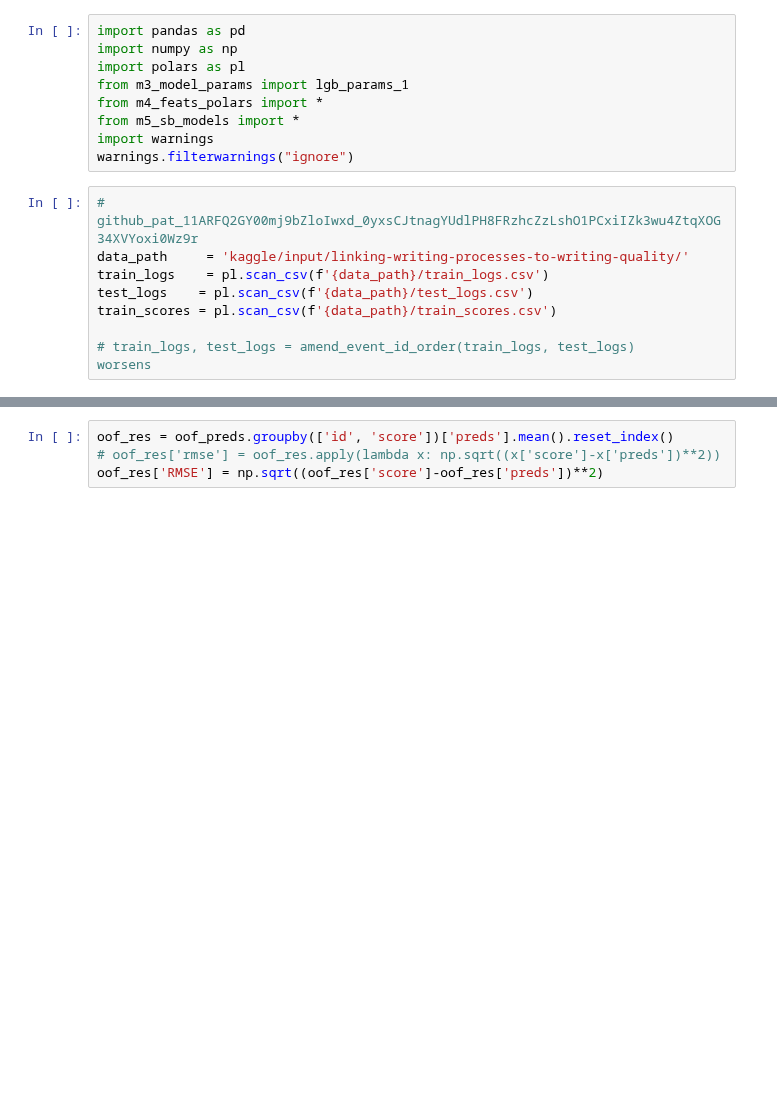
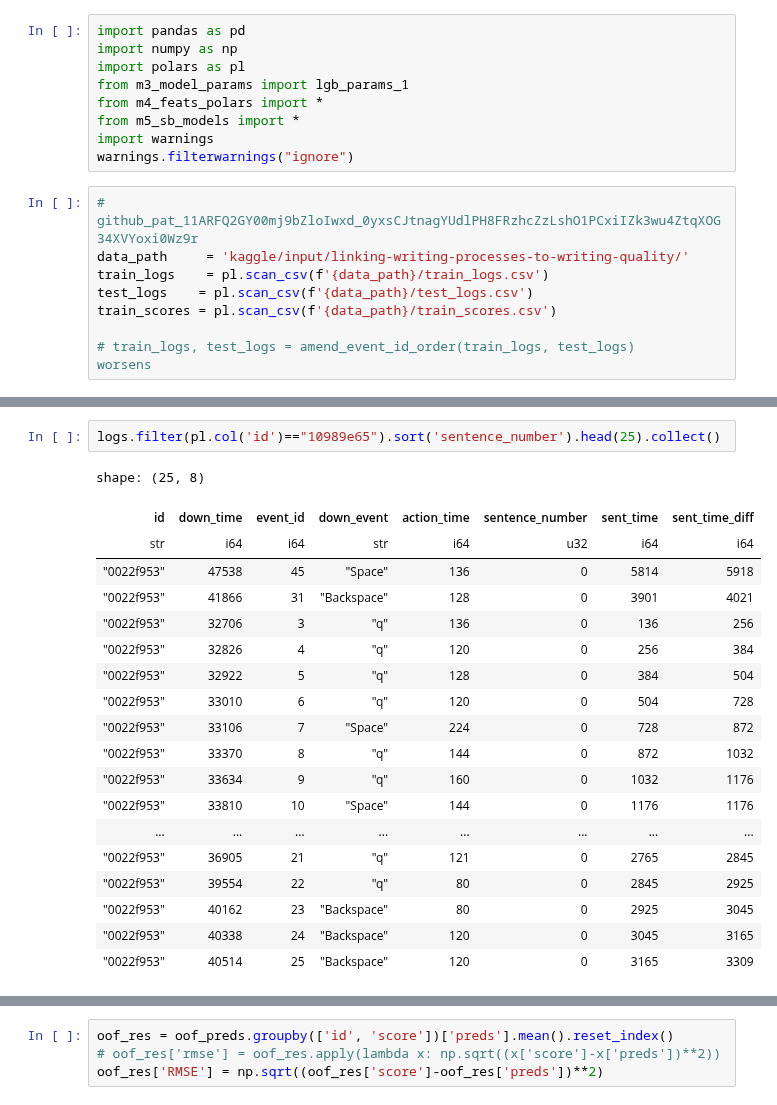
Before and after one commit to uallende/linking_writing_quality, a Jupyter notebook: lqw-clean.ipynb, the cells around one changed output, grey strips where cells are left out. Saved outputs shown, nothing was run; the diff lists cells and outputs as text; blank space fills up the shorter version.

```diff
--- a/lqw-clean.ipynb
+++ b/lqw-clean.ipynb
@@ -26,0 +181,22 @@ TypeError: Expr.sort() takes 1 positional argument but 2 were given
+# %%
+logs.filter(pl.col('id')=="10989e65").sort('sentence_number').head(25).collect()
+# %% [output]
+shape: (25, 8)
+| id | down_time | event_id | down_event | action_time | sentence_number | sent_time | sent_time_diff |
+| str | i64 | i64 | str | i64 | u32 | i64 | i64 |
+| "0022f953" | 47538 | 45 | "Space" | 136 | 0 | 5814 | 5918 |
+| "0022f953" | 41866 | 31 | "Backspace" | 128 | 0 | 3901 | 4021 |
+| "0022f953" | 32706 | 3 | "q" | 136 | 0 | 136 | 256 |
+| "0022f953" | 32826 | 4 | "q" | 120 | 0 | 256 | 384 |
+| "0022f953" | 32922 | 5 | "q" | 128 | 0 | 384 | 504 |
+| "0022f953" | 33010 | 6 | "q" | 120 | 0 | 504 | 728 |
+| "0022f953" | 33106 | 7 | "Space" | 224 | 0 | 728 | 872 |
+| "0022f953" | 33370 | 8 | "q" | 144 | 0 | 872 | 1032 |
+| "0022f953" | 33634 | 9 | "q" | 160 | 0 | 1032 | 1176 |
+| "0022f953" | 33810 | 10 | "Space" | 144 | 0 | 1176 | 1176 |
+| ... | ... | ... | ... | ... | ... | ... | ... |
+| "0022f953" | 36905 | 21 | "q" | 121 | 0 | 2765 | 2845 |
+| "0022f953" | 39554 | 22 | "q" | 80 | 0 | 2845 | 2925 |
+| "0022f953" | 40162 | 23 | "Backspace" | 80 | 0 | 2925 | 3045 |
+| "0022f953" | 40338 | 24 | "Backspace" | 120 | 0 | 3045 | 3165 |
+| "0022f953" | 40514 | 25 | "Backspace" | 120 | 0 | 3165 | 3309 |
```
Also changed, not shown: parts of 32 cells of this notebook, 3 other files.
